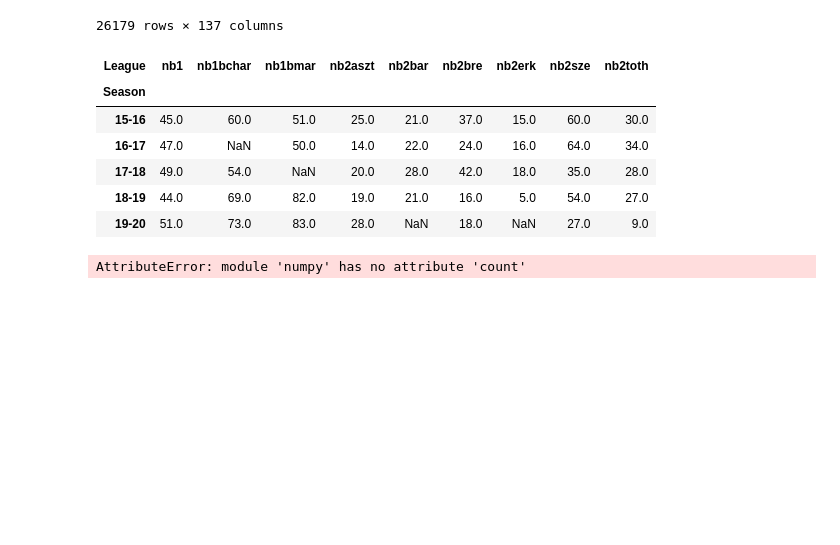
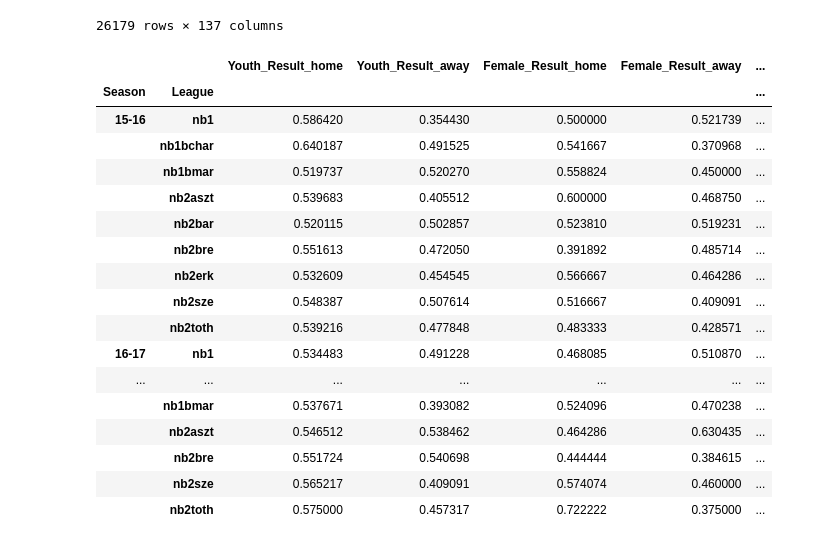
Before and after one commit to szukiadam/ChessChampionshipAnalysis, a Jupyter notebook: ChessChampionship.ipynb, the cells around one changed output. Cells and saved outputs as stored; diff of their text form; code cells hidden in the pictures; blank space fills up the shorter version.

```diff
--- a/ChessChampionship.ipynb
+++ b/ChessChampionship.ipynb
@@ -905,22 +862,57 @@ df
 | 27065 | Félegyháza-Csongrád | Gyulai SE | 11 | No Title | 1590 | Nagy Noémi | 1 | 0 | ... |
 | 27066 | Félegyháza-Csongrád | Gyulai SE | 12 | No Title | 1556 | Hideg Gergő Benedek | 0 | 1 | ... |
 26179 rows × 137 columns
-# %%
-female_ptable = pd.pivot_table(df, values='Female_home', index=['Season'], columns=['League'], aggfunc=np.sum)
-female_ptable
-
-#t = df.apply(pd.to_numeric, errors='ignore')
-#t
-# %% [output]
-| League | nb1 | nb1bchar | nb1bmar | nb2aszt | nb2bar | nb2bre | nb2erk | nb2sze | nb2toth |
-| Season |  |  |  |  |  |  |  |  |  |
-| 15-16 | 45.0 | 60.0 | 51.0 | 25.0 | 21.0 | 37.0 | 15.0 | 60.0 | 30.0 |
-| 16-17 | 47.0 | NaN | 50.0 | 14.0 | 22.0 | 24.0 | 16.0 | 64.0 | 34.0 |
-| 17-18 | 49.0 | 54.0 | NaN | 20.0 | 28.0 | 42.0 | 18.0 | 35.0 | 28.0 |
-| 18-19 | 44.0 | 69.0 | 82.0 | 19.0 | 21.0 | 16.0 | 5.0 | 54.0 | 27.0 |
-| 19-20 | 51.0 | 73.0 | 83.0 | 28.0 | NaN | 18.0 | NaN | 27.0 | 9.0 |
-# %%
-total_ptable = pd.pivot_table(df, index=['Season'], columns=['League'], aggfunc=np.count)
-total_ptable
-# %% [output]
-AttributeError: module 'numpy' has no attribute 'count'
+# %%
+from functools import reduce
+
+def youth_female_performance(df):
+
+    youth_home = pd.pivot_table(df[df.Youth_home==1], index=['Season', 'League'],values=['Result_home'], aggfunc=np.mean)
+    youth_home = youth_home.add_prefix('Youth_')
+
+    youth_away = pd.pivot_table(df[df.Youth_away==1], index=['Season', 'League'],values=['Result_away'], aggfunc=np.mean)
+    youth_away = youth_away.add_prefix('Youth_')
+
+    female_home = pd.pivot_table(df[df.Female_home==1], index=['Season', 'League'],values=['Result_home'], aggfunc=np.mean)
+    female_home = female_home.add_prefix('Female_')
+
+    female_away = pd.pivot_table(df[df.Female_away==1], index=['Season', 'League'],values=['Result_away'], aggfunc=np.mean)
+    female_away = female_away.add_prefix('Female_')
+
+    standard_home = pd.pivot_table(df[(df.Female_home==0) & (df.Youth_home==0)], index=['Season', 'League'],values=['Result_home'], aggfunc=np.mean)
+    standard_home = standard_home.add_prefix('Standard_')
+
+    standard_away = pd.pivot_table(df[(df.Female_away==0) & (df.Youth_away==0)], index=['Season', 'League'],values=['Result_away'], aggfunc=np.mean)
+    standard_away = standard_away.add_prefix('Standard_')
+
+    pdList = [youth_home, youth_away, female_home, female_away, standard_home, standard_away]  # List of your dataframes
+    all_data = reduce(lambda x,y: pd.merge(x,y, on=['Season','League'], how='outer'), pdList)
+
+    all_data['Youth_overall'] = all_data.apply(lambda x: (x['Youth_Result_home'] + x['Youth_Result_away'])/2, axis=1)
+    all_data['Female_overall'] = all_data.apply(lambda x: (x['Female_Result_home'] + x['Female_Result_away'])/2, axis=1)
+    all_data['Standard_overall'] = all_data.apply(lambda x: (x['Standard_Result_home'] + x['Standard_Result_away'])/2, axis=1)
+
+
+    return all_data
+
+pivot_home_away_category = youth_female_performance(df)
+pivot_home_away_category.style.highlight_max(color = 'yellow', axis=1).highlight_min(color='lightblue', axis=1)
+# %% [output]
+|  |  | Youth_Result_home | Youth_Result_away | Female_Result_home | Female_Result_away | ... |
+| Season | League |  |  |  |  | ... |
+| 15-16 | nb1 | 0.586420 | 0.354430 | 0.500000 | 0.521739 | ... |
+|  | nb1bchar | 0.640187 | 0.491525 | 0.541667 | 0.370968 | ... |
+|  | nb1bmar | 0.519737 | 0.520270 | 0.558824 | 0.450000 | ... |
+|  | nb2aszt | 0.539683 | 0.405512 | 0.600000 | 0.468750 | ... |
+|  | nb2bar | 0.520115 | 0.502857 | 0.523810 | 0.519231 | ... |
+|  | nb2bre | 0.551613 | 0.472050 | 0.391892 | 0.485714 | ... |
+|  | nb2erk | 0.532609 | 0.454545 | 0.566667 | 0.464286 | ... |
+|  | nb2sze | 0.548387 | 0.507614 | 0.516667 | 0.409091 | ... |
+|  | nb2toth | 0.539216 | 0.477848 | 0.483333 | 0.428571 | ... |
+| 16-17 | nb1 | 0.534483 | 0.491228 | 0.468085 | 0.510870 | ... |
+| ... | ... | ... | ... | ... | ... | ... |
+|  | nb1bmar | 0.537671 | 0.393082 | 0.524096 | 0.470238 | ... |
+|  | nb2aszt | 0.546512 | 0.538462 | 0.464286 | 0.630435 | ... |
+|  | nb2bre | 0.551724 | 0.540698 | 0.444444 | 0.384615 | ... |
+|  | nb2sze | 0.565217 | 0.409091 | 0.574074 | 0.460000 | ... |
+|  | nb2toth | 0.575000 | 0.457317 | 0.722222 | 0.375000 | ... |
```
Also changed, not shown: parts of 13 cells of this notebook.
